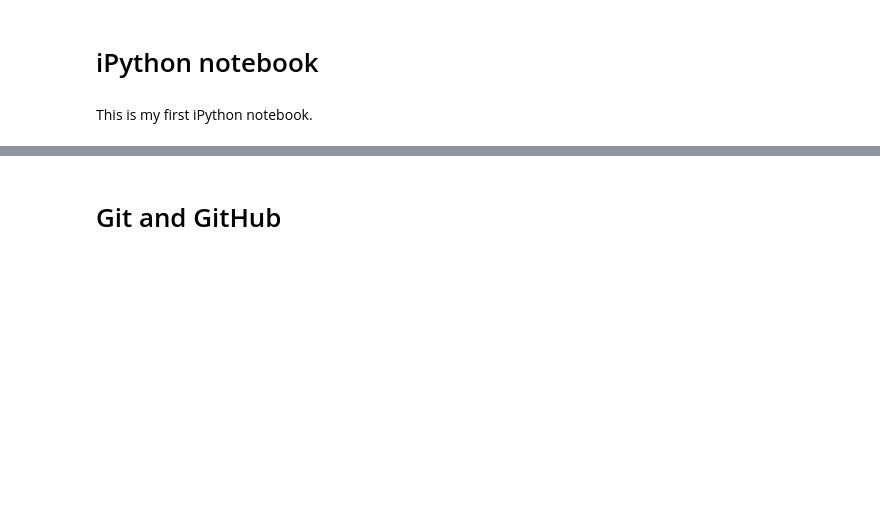
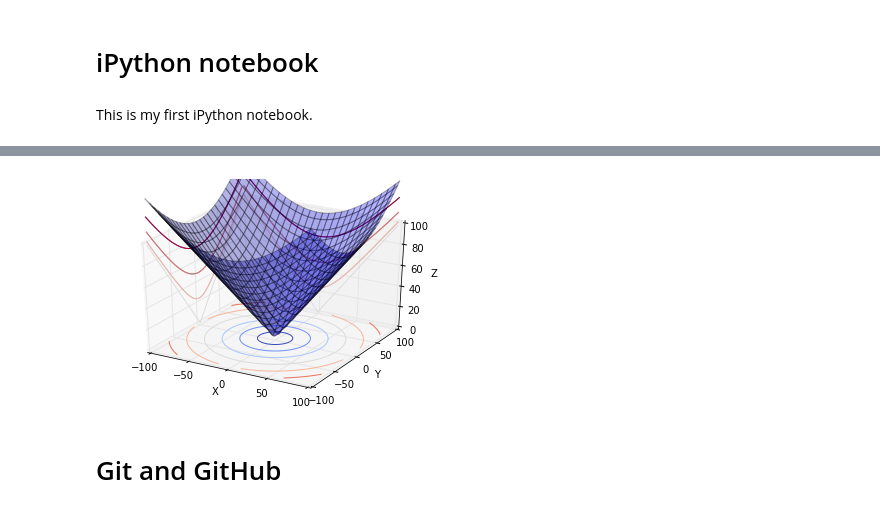
Before and after one commit to Astro361Fall2015/christoq, a Jupyter notebook: Introduction to iPython Notebooks and GitHub.ipynb, the cells around one changed output, grey strips where cells are left out. Cells and saved outputs as stored; diff of their text form; code cells hidden in the pictures; blank space fills up the shorter version.

```diff
--- a/Introduction to iPython Notebooks and GitHub.ipynb
+++ b/Introduction to iPython Notebooks and GitHub.ipynb
@@ -63,3 +190,29 @@ What does an iPython file look like?
+# %%
+from mpl_toolkits.mplot3d import Axes3D
+from matplotlib import cm
+
+def fun(x, y):
+     return np.sqrt(pow(x,2) + pow(y,2))
+
+x = y = np.arange(-99,99,dtype=float)
+X, Y = np.meshgrid(x, y)
+zs = np.array([fun(x,y) for x,y in zip(np.ravel(X), np.ravel(Y))])
+Z = zs.reshape(X.shape)
+fig = plt.figure()
+ax = fig.gca(projection='3d')
+ax.plot_surface(X, Y, Z, rstride=8, cstride=8, alpha=0.3, label = 'Euclidean Distance')
+cset = ax.contour(X, Y, Z, zdir='z', offset=0, cmap=cm.coolwarm)
+cset = ax.contour(X, Y, Z, zdir='x', offset=-100, cmap=cm.coolwarm)
+cset = ax.contour(X, Y, Z, zdir='y', offset=100, cmap=cm.coolwarm)
+ax.set_xlabel('X')
+ax.set_xlim(-100, 100)
+ax.set_ylabel('Y')
+ax.set_ylim(-100, 100)
+ax.set_zlabel('Z')
+ax.set_zlim(0, 100)
+plt.show()
+# %% [output]
+[figure, added]
 # %% [markdown]
 # Git and GitHub
 # %% [markdown]
```
Also changed, not shown: parts of 29 cells of this notebook.
